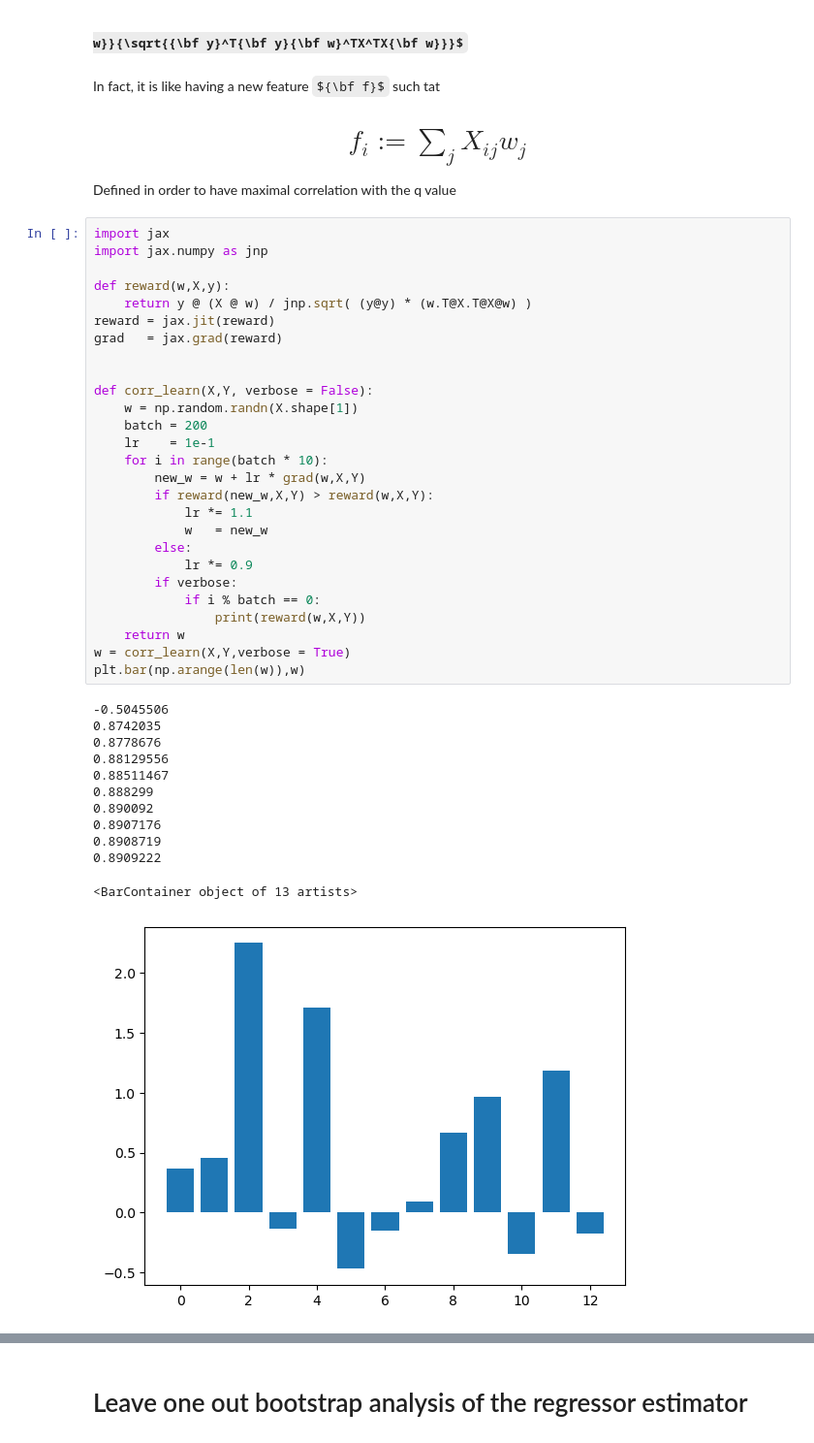
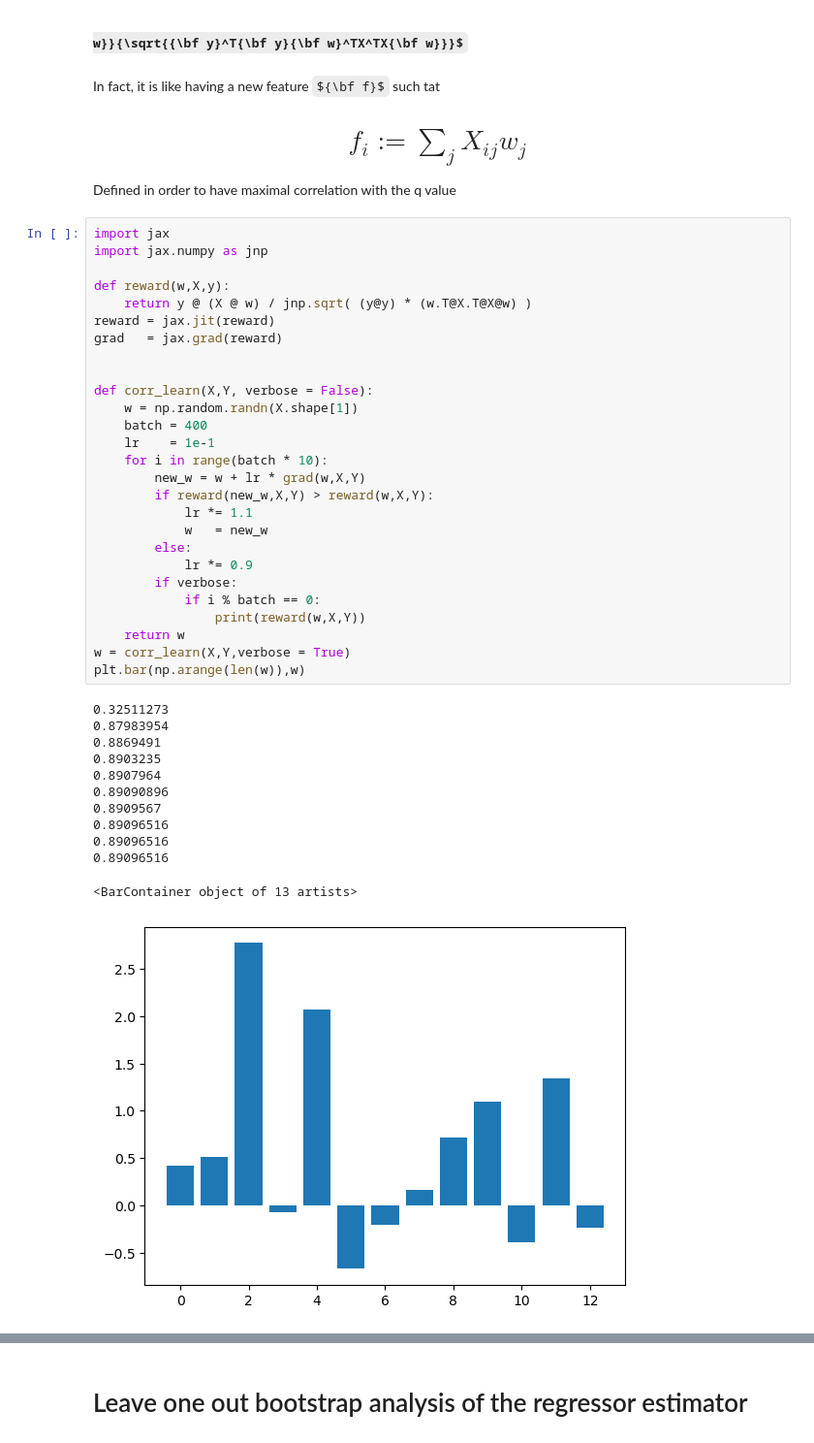
Before and after one commit to giuseppeegentile/BioMolecularLabProject, a Jupyter notebook: Data analyisis.ipynb, the cells around one changed output, grey strips where cells are left out. Shown at 97% size. Cells and saved outputs as stored; diff of their text form; some formulas as TeX source.

```diff
--- a/Data analyisis.ipynb
+++ b/Data analyisis.ipynb
@@ -117,43 +119,43 @@ Defined in order to have maximal correlation with the q value
 # %%
 import jax
 import jax.numpy as jnp
 
 def reward(w,X,y):
     return y @ (X @ w) / jnp.sqrt( (y@y) * (w.T@X.T@X@w) )
 reward = jax.jit(reward)
 grad   = jax.grad(reward)
 
 
 def corr_learn(X,Y, verbose = False):
     w = np.random.randn(X.shape[1])
-    batch = 200
+    batch = 400
     lr    = 1e-1
     for i in range(batch * 10):
         new_w = w + lr * grad(w,X,Y)
         if reward(new_w,X,Y) > reward(w,X,Y):
             lr *= 1.1
             w   = new_w
         else:
             lr *= 0.9
         if verbose:
             if i % batch == 0:
                 print(reward(w,X,Y))
     return w
 w = corr_learn(X,Y,verbose = True)
 plt.bar(np.arange(len(w)),w)
 # %% [output]
--0.5045506
-0.8742035
-0.8778676
-0.88129556
-0.88511467
-0.888299
-0.890092
-0.8907176
-0.8908719
-0.8909222
+0.32511273
+0.87983954
+0.8869491
+0.8903235
+0.8907964
+0.89090896
+0.8909567
+0.89096516
+0.89096516
+0.89096516
 <BarContainer object of 13 artists>
-[figure, old version]
+[figure, new version]
 # %%
 plt.scatter(X@w,Y)
 # %% [output]
```
Also changed, not shown: parts of 7 cells of this notebook.
